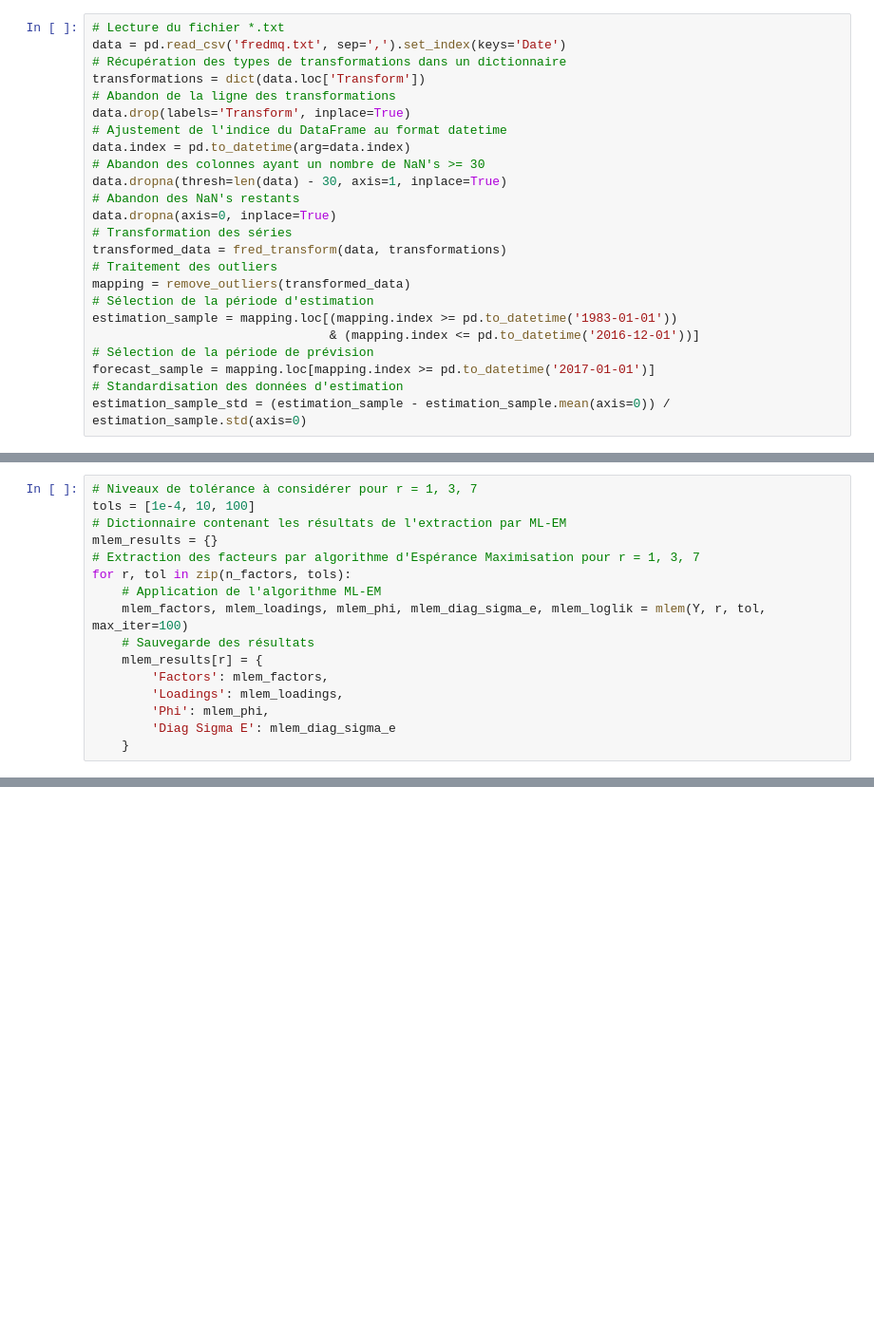
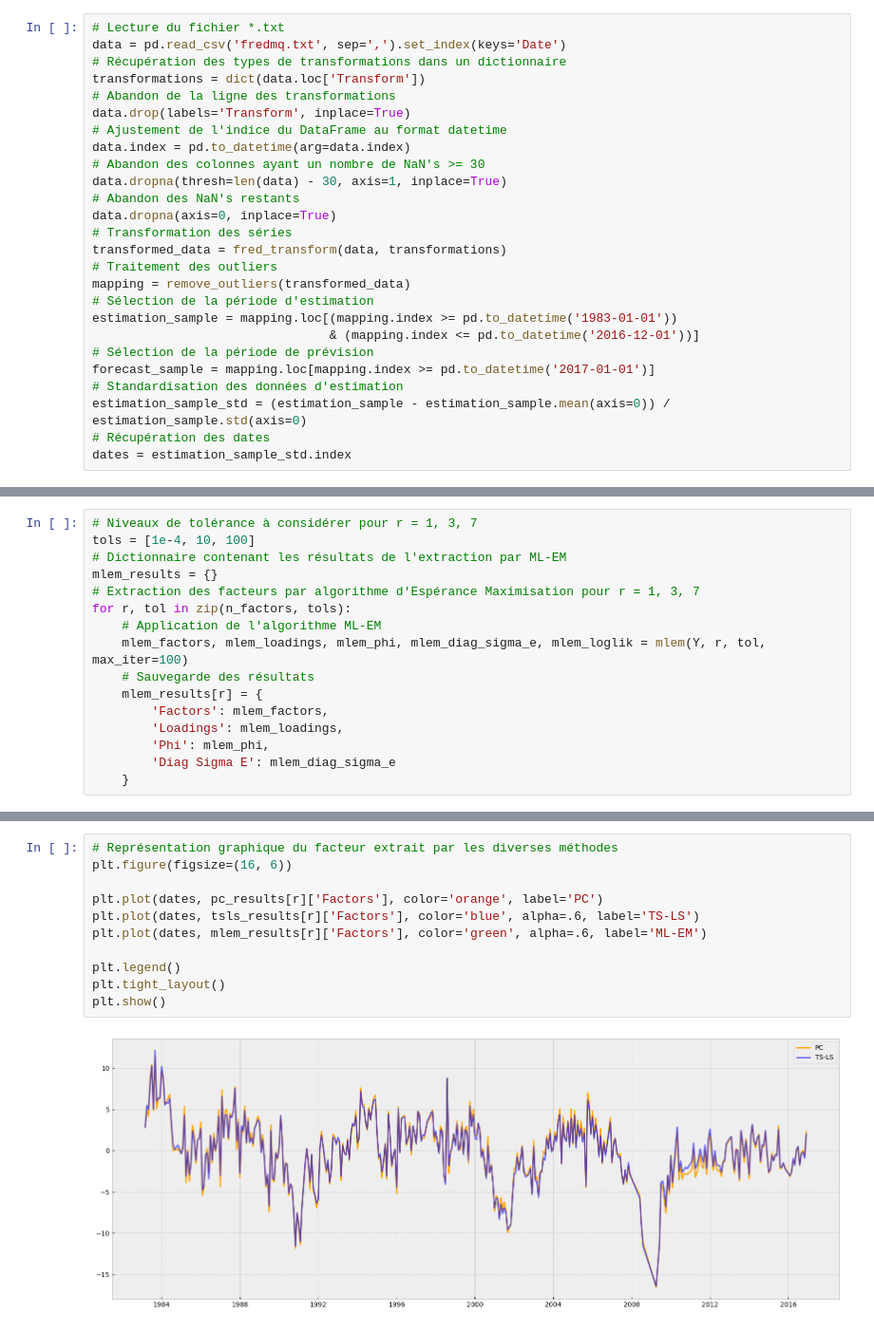
Before and after one commit to Jbdelrio/GestionQuant2DFM, a Jupyter notebook: main.ipynb, the cells around one changed output, grey strips where cells are left out. Shown at 95% size. Cells and saved outputs as stored; diff of their text form; blank space fills up the shorter version.

```diff
--- a/main.ipynb
+++ b/main.ipynb
@@ -677,3 +686,5 @@ estimation_sample = mapping.loc[(mapping.index >= pd.to_datetime('1983-01-01'))
 forecast_sample = mapping.loc[mapping.index >= pd.to_datetime('2017-01-01')]
 # Standardisation des données d'estimation
 estimation_sample_std = (estimation_sample - estimation_sample.mean(axis=0)) / estimation_sample.std(axis=0)
+# Récupération des dates
+dates = estimation_sample_std.index
@@ -754,0 +811,13 @@ for r, tol in zip(n_factors, tols):
+# %%
+# Représentation graphique du facteur extrait par les diverses méthodes
+plt.figure(figsize=(16, 6))
+
+plt.plot(dates, pc_results[r]['Factors'], color='orange', label='PC')
+plt.plot(dates, tsls_results[r]['Factors'], color='blue', alpha=.6, label='TS-LS')
+plt.plot(dates, mlem_results[r]['Factors'], color='green', alpha=.6, label='ML-EM')
+
+plt.legend()
+plt.tight_layout()
+plt.show()
+# %% [output]
+[figure, added]
```
Also changed, not shown: parts of 12 cells of this notebook.
